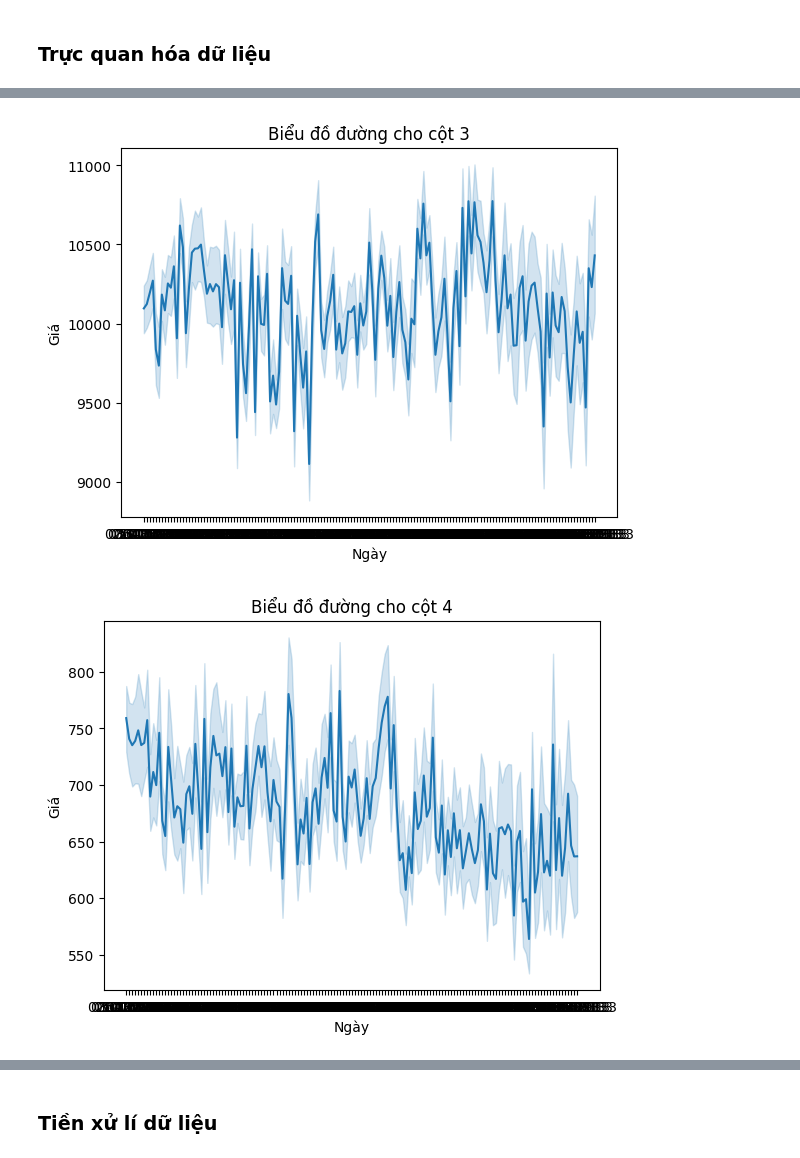
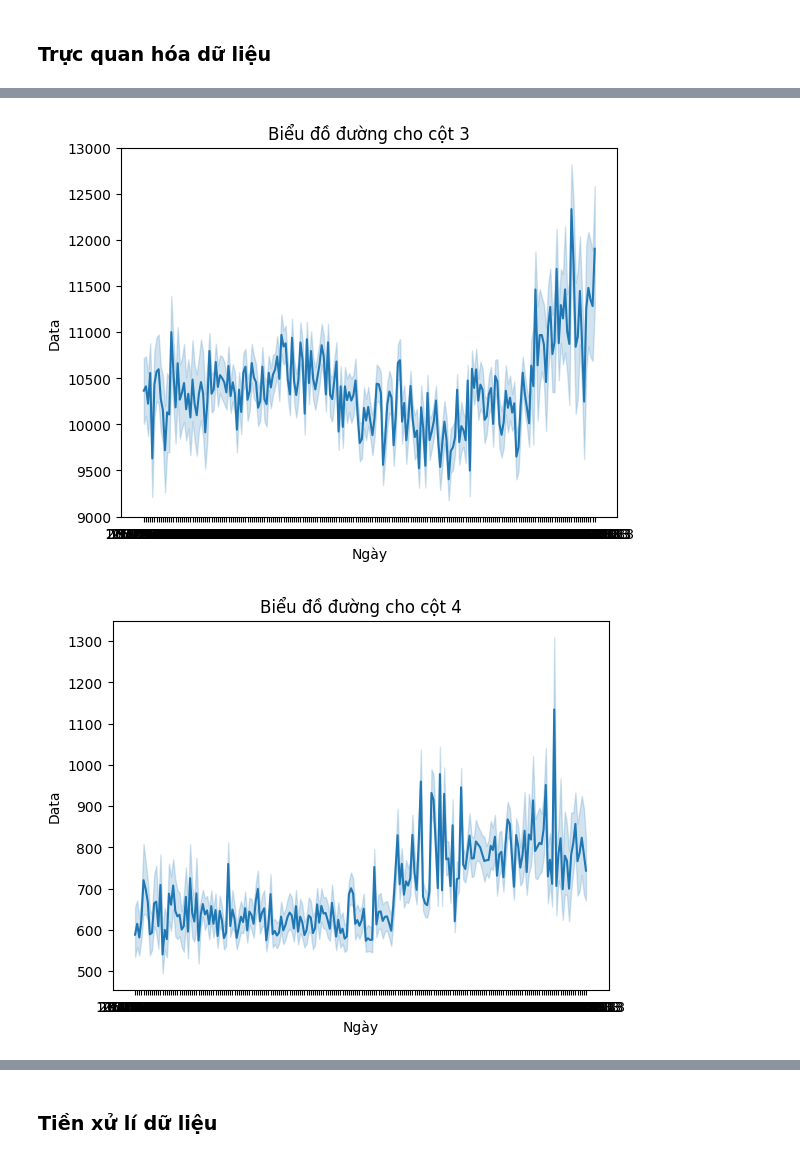
Before and after one commit to quangnguyen1811/KT_TimeSeries, a Jupyter notebook: KTra_TimeSeries.ipynb, the cells around one changed output, grey strips where cells are left out. Drawn from its saved outputs; the diff is of its cells as text; code cells hidden in the pictures.

```diff
--- a/KTra_TimeSeries.ipynb
+++ b/KTra_TimeSeries.ipynb
@@ -45,7 +22,7 @@ warnings.filterwarnings("ignore", category=Warning)
 # %% [markdown]
 ### Đọc dữ liệu
 # %%
-df = pd.read_csv('/kaggle/input/dataktra/data-kiem-tra-1.csv', encoding='latin-1', sep=',')
+df = pd.read_csv('data-kiem-tra-2.csv', encoding='latin-1', sep=',')
 df.head(5)
 # %% [output]
 |  | date | truong_1 | truong_2 | truong_3 | truong_4 | truong_5 |
@@ -164,25 +172,25 @@ sns.lineplot(x=df['date'], y=df['truong_3'], data=df)
 # Thêm tiêu đề và nhãn trục
 plt.title('Biểu đồ đường cho cột 3')
 plt.xlabel('Ngày')
-plt.ylabel('Giá')
+plt.ylabel('Data')
 
 # Hiển thị biểu đồ
 plt.show()
 # %% [output]
-[figure, old version]
+[figure, new version]
 # %%
 # Tạo biểu đồ đường bằng seaborn
 sns.lineplot(x=df['date'], y=df['truong_4'], data=df)
 
 # Thêm tiêu đề và nhãn trục
 plt.title('Biểu đồ đường cho cột 4')
 plt.xlabel('Ngày')
-plt.ylabel('Giá')
+plt.ylabel('Data')
 
 # Hiển thị biểu đồ
 plt.show()
 # %% [output]
-[figure, old version]
+[figure, new version]
 # %%
 # Tạo biểu đồ đường bằng seaborn
 sns.lineplot(x=df['date'], y=df['truong_5'], data=df)
```
Also changed, not shown: parts of 29 cells of this notebook.
